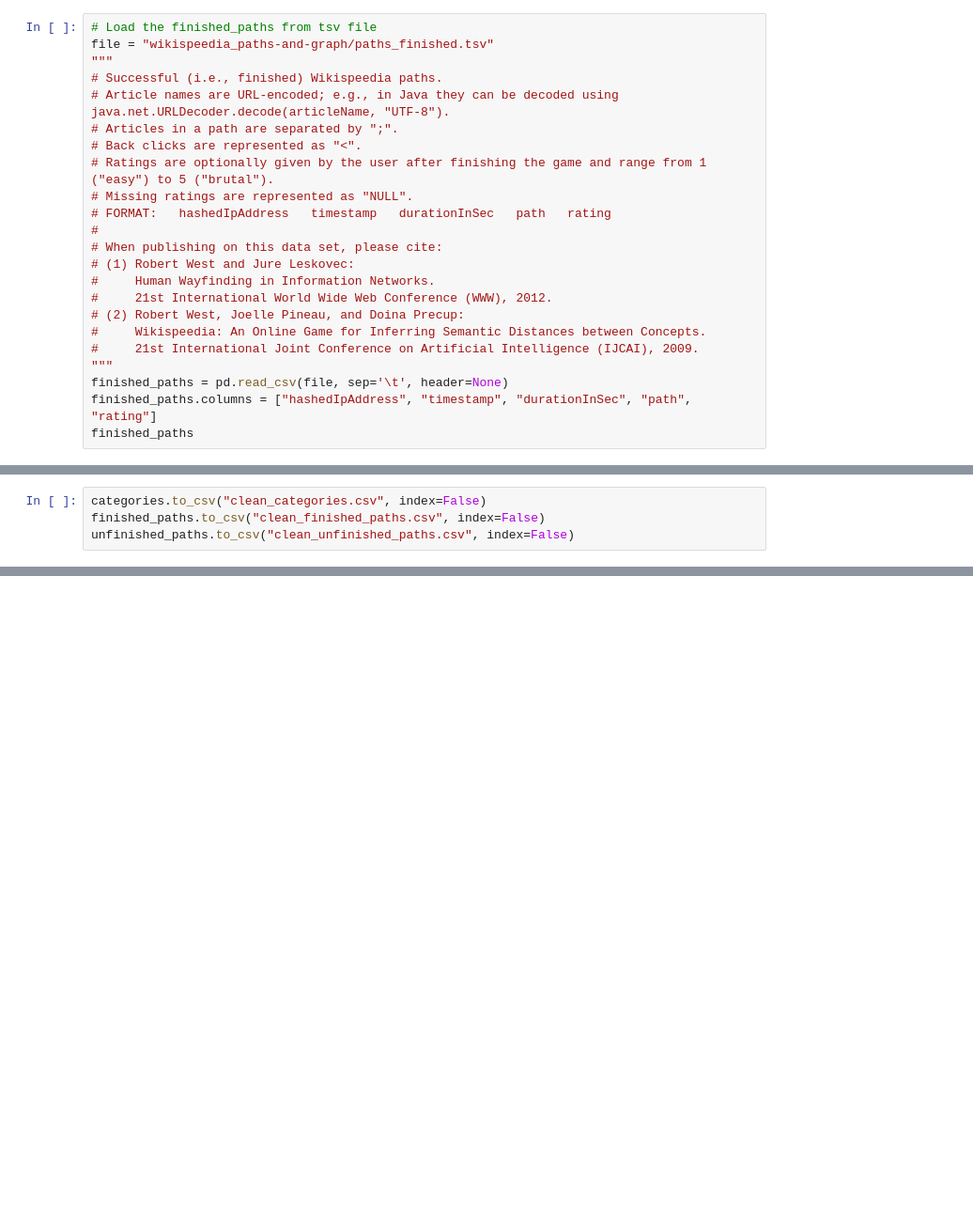
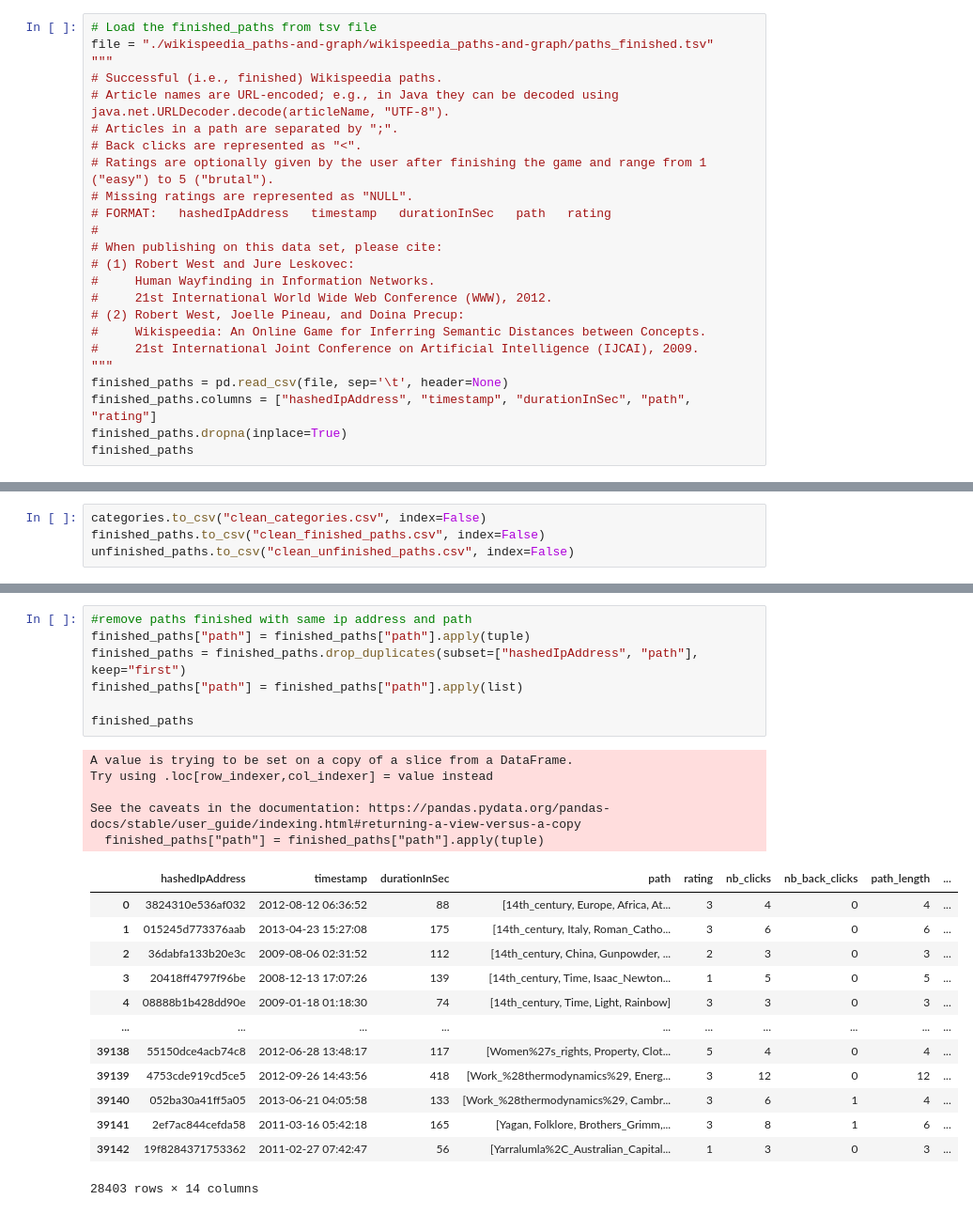
Before and after one commit to epfl-ada/ada-2024-project-tadaa, a Jupyter notebook: data_exploration.ipynb, the cells around one changed output, grey strips where cells are left out. Shown at 94% size. Saved outputs shown, nothing was run; the diff lists cells and outputs as text; blank space fills up the shorter version.

Commit message:
remove duplicates

```diff
--- a/data_exploration.ipynb
+++ b/data_exploration.ipynb
@@ -42,7 +42,7 @@ finished_paths
 51318 rows × 5 columns
 # %%
 # Load the finished_paths from tsv file
-file = "wikispeedia_paths-and-graph/paths_finished.tsv"
+file = "./wikispeedia_paths-and-graph/wikispeedia_paths-and-graph/paths_finished.tsv"
 """
 # Successful (i.e., finished) Wikispeedia paths.
 # Article names are URL-encoded; e.g., in Java they can be decoded using java.net.URLDecoder.decode(articleName, "UTF-8").
@@ -62,5 +62,6 @@ file = "wikispeedia_paths-and-graph/paths_finished.tsv"
 """
 finished_paths = pd.read_csv(file, sep='\t', header=None)
 finished_paths.columns = ["hashedIpAddress", "timestamp", "durationInSec", "path", "rating"]
+finished_paths.dropna(inplace=True)
 finished_paths
 # %% [output]
@@ -223,0 +370,26 @@ unfinished_grouped_by_categories
+# %%
+#remove paths finished with same ip address and path
+finished_paths["path"] = finished_paths["path"].apply(tuple)
+finished_paths = finished_paths.drop_duplicates(subset=["hashedIpAddress", "path"], keep="first")
+finished_paths["path"] = finished_paths["path"].apply(list)
+
+finished_paths
+# %% [output]
+A value is trying to be set on a copy of a slice from a DataFrame.
+Try using .loc[row_indexer,col_indexer] = value instead
+
+See the caveats in the documentation: https://pandas.pydata.org/pandas-docs/stable/user_guide/indexing.html#returning-a-view-versus-a-copy
+  finished_paths["path"] = finished_paths["path"].apply(tuple)
+|  | hashedIpAddress | timestamp | durationInSec | path | rating | nb_clicks | nb_back_clicks | path_length | ... |
+| 0 | 3824310e536af032 | 2012-08-12 06:36:52 | 88 | [14th_century, Europe, Africa, At... | 3 | 4 | 0 | 4 | ... |
+| 1 | 015245d773376aab | 2013-04-23 15:27:08 | 175 | [14th_century, Italy, Roman_Catho... | 3 | 6 | 0 | 6 | ... |
+| 2 | 36dabfa133b20e3c | 2009-08-06 02:31:52 | 112 | [14th_century, China, Gunpowder, ... | 2 | 3 | 0 | 3 | ... |
+| 3 | 20418ff4797f96be | 2008-12-13 17:07:26 | 139 | [14th_century, Time, Isaac_Newton... | 1 | 5 | 0 | 5 | ... |
+| 4 | 08888b1b428dd90e | 2009-01-18 01:18:30 | 74 | [14th_century, Time, Light, Rainbow] | 3 | 3 | 0 | 3 | ... |
+| ... | ... | ... | ... | ... | ... | ... | ... | ... | ... |
+| 39138 | 55150dce4acb74c8 | 2012-06-28 13:48:17 | 117 | [Women%27s_rights, Property, Clot... | 5 | 4 | 0 | 4 | ... |
+| 39139 | 4753cde919cd5ce5 | 2012-09-26 14:43:56 | 418 | [Work_%28thermodynamics%29, Energ... | 3 | 12 | 0 | 12 | ... |
+| 39140 | 052ba30a41ff5a05 | 2013-06-21 04:05:58 | 133 | [Work_%28thermodynamics%29, Cambr... | 3 | 6 | 1 | 4 | ... |
+| 39141 | 2ef7ac844cefda58 | 2011-03-16 05:42:18 | 165 | [Yagan, Folklore, Brothers_Grimm,... | 3 | 8 | 1 | 6 | ... |
+| 39142 | 19f8284371753362 | 2011-02-27 07:42:47 | 56 | [Yarralumla%2C_Australian_Capital... | 1 | 3 | 0 | 3 | ... |
+28403 rows × 14 columns
```
Also changed, not shown: parts of 20 cells of this notebook.
